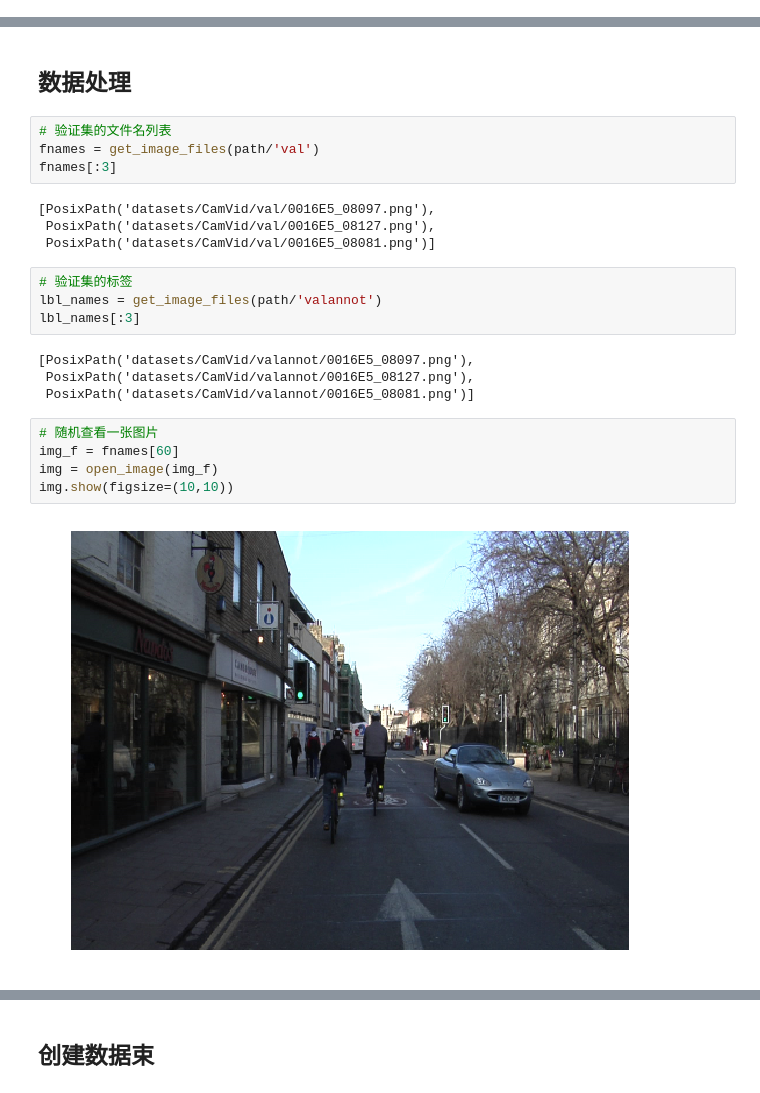
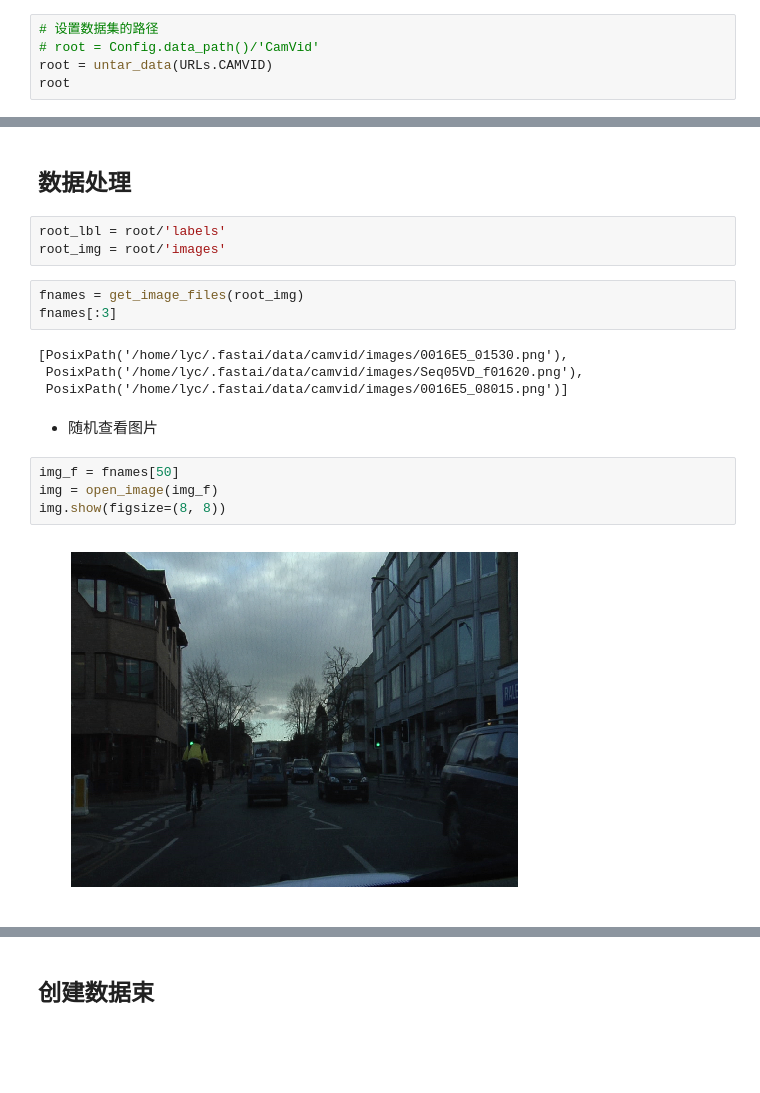
Before and after one commit to AutuanLiu/Fastai-Notes-V3, a Jupyter notebook: fastai_DL_nbs/lesson03_image_segmentation.ipynb, the cells around one changed output, grey strips where cells are left out. Saved outputs shown, nothing was run; the diff lists cells and outputs as text; blank space fills up the shorter version.

```diff
--- a/fastai_DL_nbs/lesson03_image_segmentation.ipynb
+++ b/fastai_DL_nbs/lesson03_image_segmentation.ipynb
@@ -32,0 +28,5 @@ path = Path('./datasets/CamVid')
+# %%
+# 设置数据集的路径
+# root = Config.data_path()/'CamVid'
+root = untar_data(URLs.CAMVID)
+root
@@ -46,25 +43,20 @@ path.ls()
 # %% [markdown]
 ## 数据处理
+# %%
+root_lbl = root/'labels'
+root_img = root/'images'
 # %%
-# 验证集的文件名列表
-fnames = get_image_files(path/'val')
+fnames = get_image_files(root_img)
 fnames[:3]
 # %% [output]
-[PosixPath('datasets/CamVid/val/0016E5_08097.png'),
- PosixPath('datasets/CamVid/val/0016E5_08127.png'),
- PosixPath('datasets/CamVid/val/0016E5_08081.png')]
+[PosixPath('/home/lyc/.fastai/data/camvid/images/0016E5_01530.png'),
+ PosixPath('/home/lyc/.fastai/data/camvid/images/Seq05VD_f01620.png'),
+ PosixPath('/home/lyc/.fastai/data/camvid/images/0016E5_08015.png')]
-# %%
-# 验证集的标签
-lbl_names = get_image_files(path/'valannot')
-lbl_names[:3]
-# %% [output]
-[PosixPath('datasets/CamVid/valannot/0016E5_08097.png'),
- PosixPath('datasets/CamVid/valannot/0016E5_08127.png'),
- PosixPath('datasets/CamVid/valannot/0016E5_08081.png')]
+# %% [markdown]
+- 随机查看图片
 # %%
-# 随机查看一张图片
-img_f = fnames[60]
+img_f = fnames[50]
 img = open_image(img_f)
-img.show(figsize=(10,10))
+img.show(figsize=(8, 8))
 # %% [output]
-[figure, old version]
+[figure, new version]
```
Also changed, not shown: parts of 68 cells of this notebook, 3 other files.
